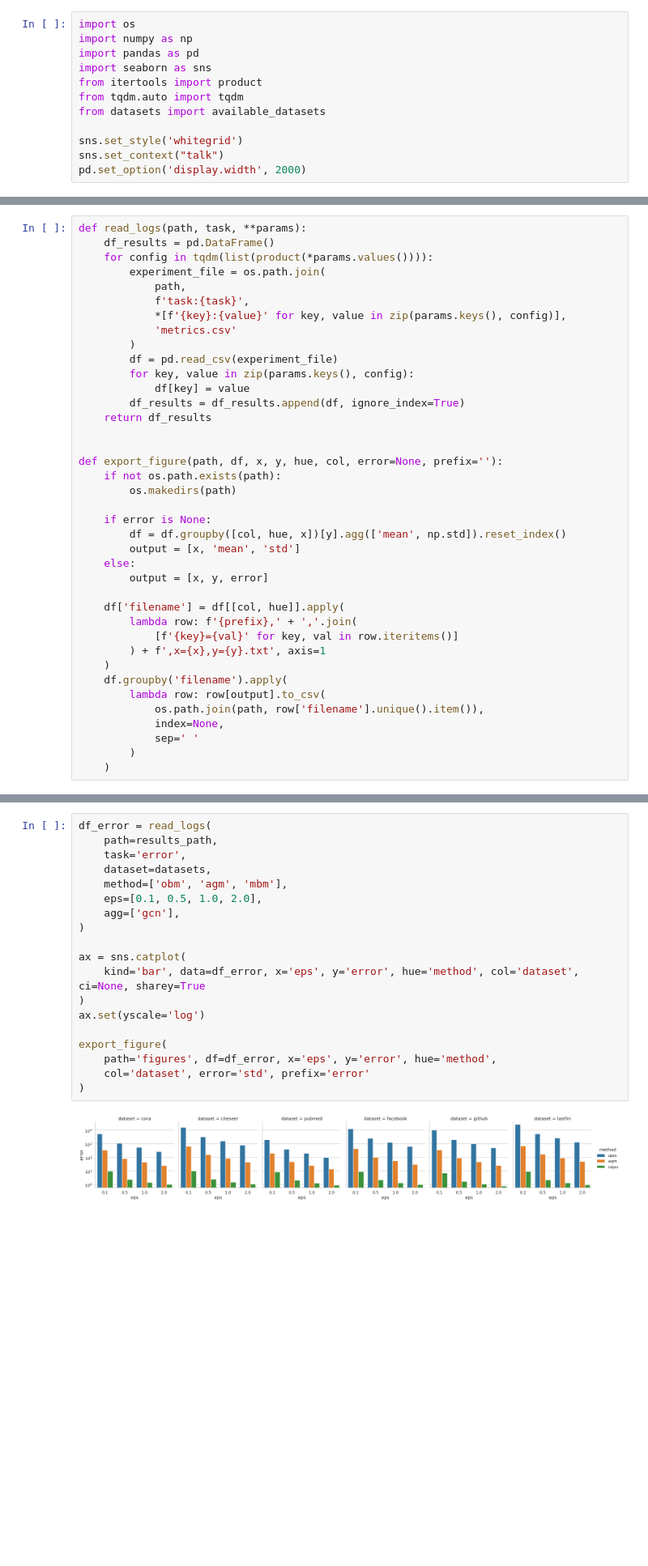
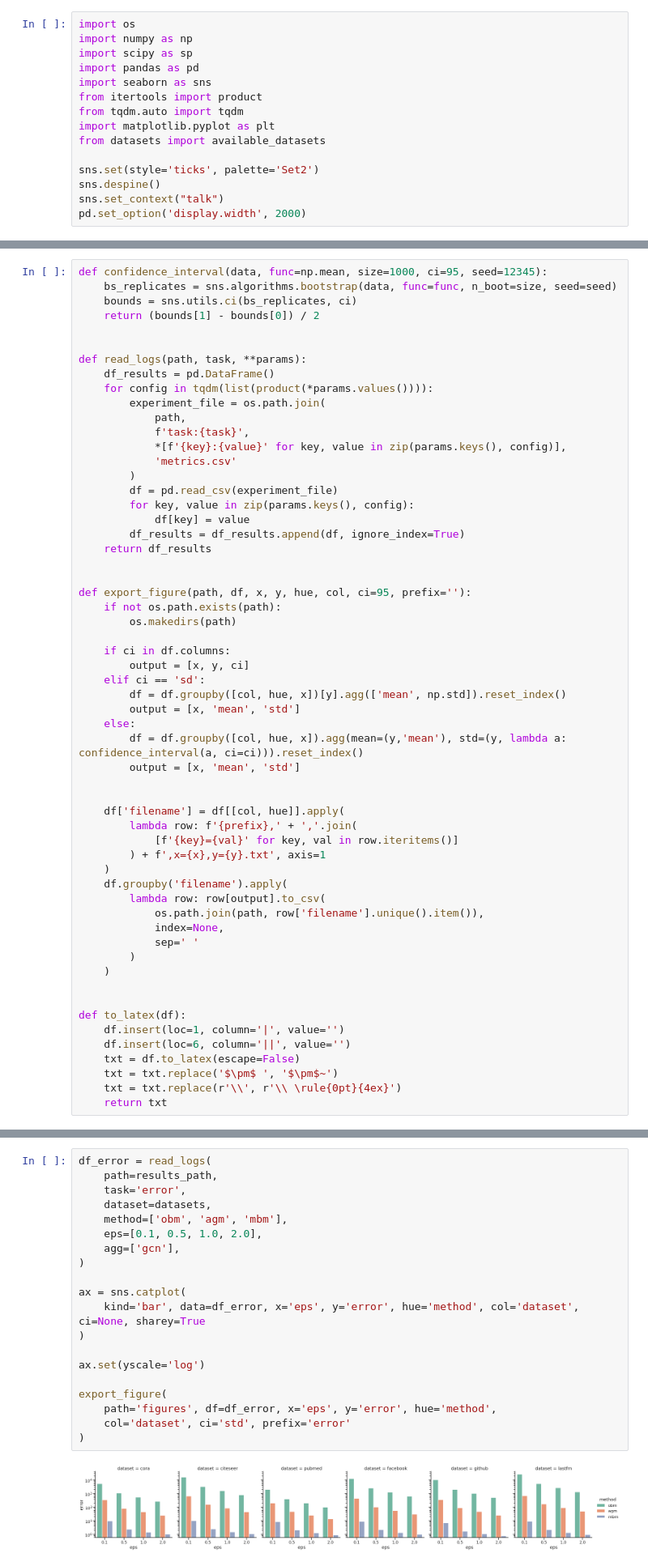
Before and after one commit to sisaman/LPGNN, a Jupyter notebook: results.ipynb, the cells around one changed output, grey strips where cells are left out. Shown: that part at 81% size. Cells and saved outputs as stored; diff of their text form; blank space fills up the shorter version.

```diff
--- a/results.ipynb
+++ b/results.ipynb
@@ -1,12 +1,15 @@
 # %%
 import os
 import numpy as np
+import scipy as sp
 import pandas as pd
 import seaborn as sns
 from itertools import product
 from tqdm.auto import tqdm
+import matplotlib.pyplot as plt
 from datasets import available_datasets
 
-sns.set_style('whitegrid')
+sns.set(style='ticks', palette='Set2')
+sns.despine()
 sns.set_context("talk")
 pd.set_option('display.width', 2000)
@@ -13,6 +18,12 @@ pd.set_option('display.width', 2000)
 # %% [markdown]
 ## Helper Functions
 # %%
+def confidence_interval(data, func=np.mean, size=1000, ci=95, seed=12345):
+    bs_replicates = sns.algorithms.bootstrap(data, func=func, n_boot=size, seed=seed)
+    bounds = sns.utils.ci(bs_replicates, ci)
+    return (bounds[1] - bounds[0]) / 2
+
+
 def read_logs(path, task, **params):
     df_results = pd.DataFrame()
     for config in tqdm(list(product(*params.values()))):
@@ -29,15 +40,19 @@ def read_logs(path, task, **params):
     return df_results
 
 
-def export_figure(path, df, x, y, hue, col, error=None, prefix=''):
+def export_figure(path, df, x, y, hue, col, ci=95, prefix=''):
     if not os.path.exists(path):
         os.makedirs(path)
 
-    if error is None:
+    if ci in df.columns:
+        output = [x, y, ci]
+    elif ci == 'sd':
         df = df.groupby([col, hue, x])[y].agg(['mean', np.std]).reset_index()
         output = [x, 'mean', 'std']
     else:
-        output = [x, y, error]
+        df = df.groupby([col, hue, x]).agg(mean=(y,'mean'), std=(y, lambda a: confidence_interval(a, ci=ci))).reset_index()
+        output = [x, 'mean', 'std']
+
 
     df['filename'] = df[[col, hue]].apply(
         lambda row: f'{prefix},' + ','.join(
@@ -51,6 +66,15 @@ def export_figure(path, df, x, y, hue, col, error=None, prefix=''):
             sep=' '
         )
     )
+
+
+def to_latex(df):
+    df.insert(loc=1, column='|', value='')
+    df.insert(loc=6, column='||', value='')
+    txt = df.to_latex(escape=False)
+    txt = txt.replace('$\pm$ ', '$\pm$~')
+    txt = txt.replace(r'\\', r'\\ \rule{0pt}{4ex}')
+    return txt
 # %%
 results_path = 'results'
 datasets = available_datasets()
@@ -129,24 +153,25 @@ data
 # %%
 df_error = read_logs(
     path=results_path,
     task='error',
     dataset=datasets,
     method=['obm', 'agm', 'mbm'],
     eps=[0.1, 0.5, 1.0, 2.0],
     agg=['gcn'],
 )
 
 ax = sns.catplot(
     kind='bar', data=df_error, x='eps', y='error', hue='method', col='dataset', ci=None, sharey=True
 )
+
 ax.set(yscale='log')
 
 export_figure(
     path='figures', df=df_error, x='eps', y='error', hue='method',
-    col='dataset', error='std', prefix='error'
+    col='dataset', ci='std', prefix='error'
 )
 # %% [output]
-[figure, old version]
+[figure, new version]
 # %%
 df_error = read_logs(
     path=results_path,
```
Also changed, not shown: parts of 7 cells of this notebook.
